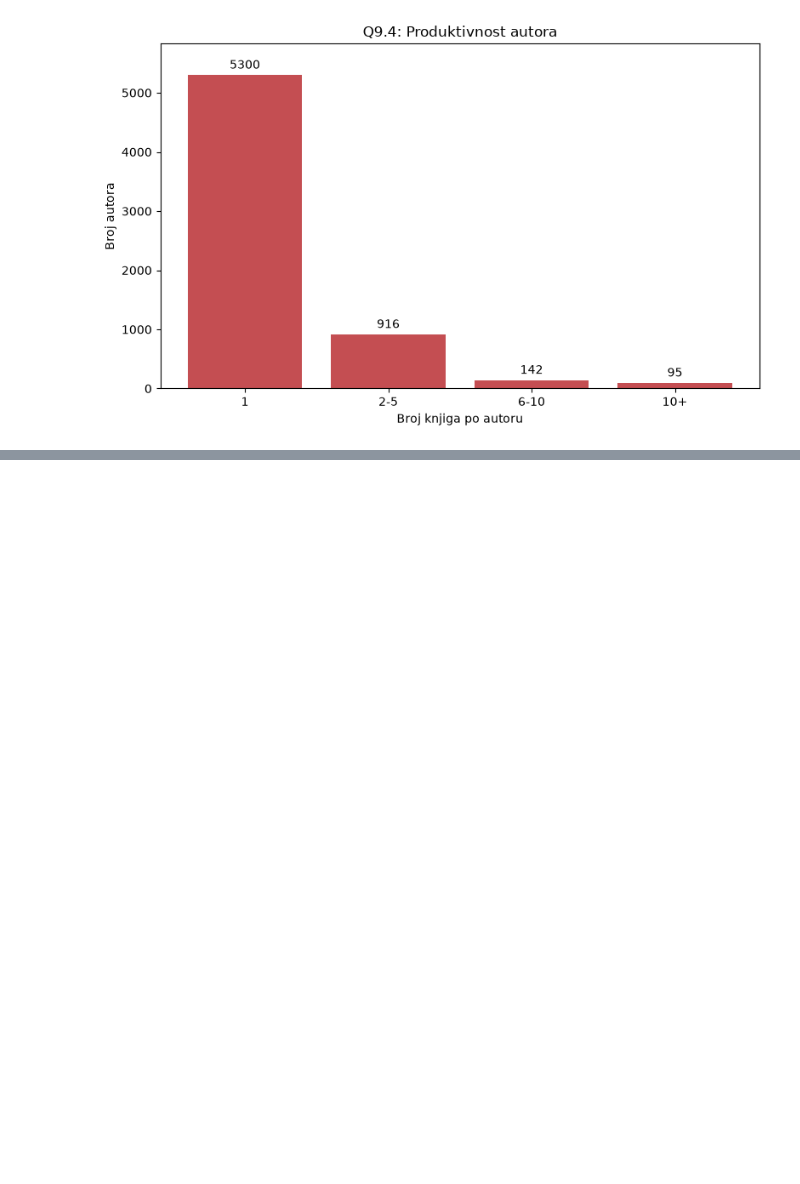
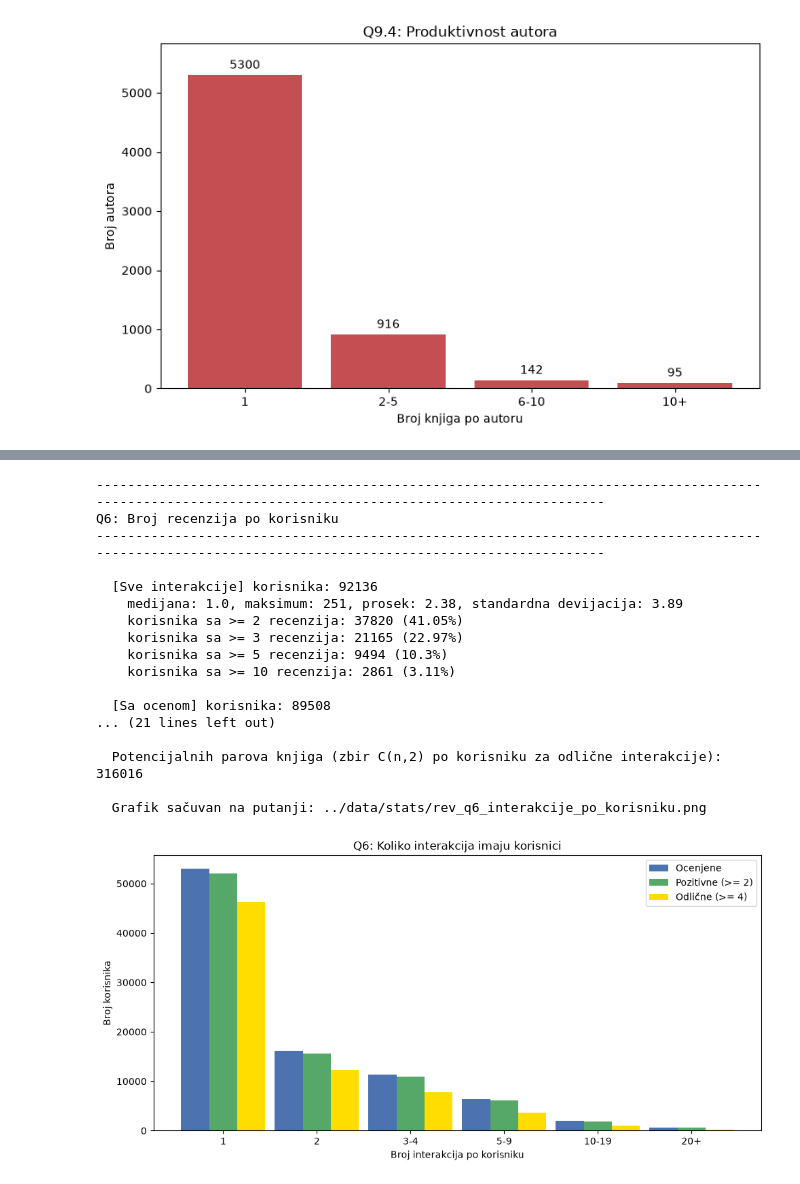
Before and after one commit to neshko31/AI-agent-za-biblioteku, a Jupyter notebook: VectorDatabaseService/scripts/data_stats.ipynb, the cells around one changed output, grey strips where cells are left out. Cells and saved outputs as stored; diff of their text form; code cells hidden in the pictures; blank space fills up the shorter version.

```diff
--- a/VectorDatabaseService/scripts/data_stats.ipynb
+++ b/VectorDatabaseService/scripts/data_stats.ipynb
@@ -1597,0 +2143,59 @@ Robert Louis Stevenson          27
+# %%
+# 6 - Broj recenzija po korisniku
+print_header(6, "Broj recenzija po korisniku")
+
+user_all = interactions_df.groupby("user_id").size()
+user_rated = rated_df.groupby("user_id").size()
+user_pos = pos_df.groupby("user_id").size()
+
+extra_pos_df = rated_df[rated_df["rating"] >= 4]
+extra_pos = extra_pos_df.groupby("user_id").size()
+
+for name, series in {"Sve interakcije": user_all, "Sa ocenom": user_rated, f"Pozitivne ocene (>= {POSITIVE_THRESHOLD})": user_pos, "Odlične (>= 4)": extra_pos}.items():
+    print(f"\n  [{name}] korisnika: {len(series)}")
+    print(f"    medijana: {series.median()}, maksimum: {series.max()}, prosek: {round(series.mean(), 2)}, standardna devijacija: {round(series.std(), 2)}")
+    row = {}
+    for k in (2, 3, 5, 10):
+        n = int((series >= k).sum())
+        row[f"ge{k}"] = n
+        print(f"    korisnika sa >= {k} recenzija: {n} ({pct(n, len(series))}%)")
+
+potential_pairs = int((user_pos * (user_pos - 1) // 2).sum())
+print(f"\n  Potencijalnih parova knjiga (zbir C(n,2) po korisniku za pozitivne interakcije): {potential_pairs}\n")
+potential_pairs = int((extra_pos * (extra_pos - 1) // 2).sum())
+print(f"  Potencijalnih parova knjiga (zbir C(n,2) po korisniku za odlične interakcije): {potential_pairs}\n")
+
+bins = [0, 1, 2, 4, 9, 19, np.inf]
+labels = ["1", "2", "3-4", "5-9", "10-19", "20+"]
+fig, ax = plt.subplots(figsize=(10, 5))
+width = 0.3
+x = np.arange(len(labels))
+for offset, (name, series, color) in zip((-width, 0, width), [("Ocenjene", user_rated, "#4C72B0"), (f"Pozitivne (>= {POSITIVE_THRESHOLD})", user_pos, "#55A868"), ("Odlične (>= 4)", extra_pos, "#FFDD00")]):
+    binned = pd.cut(series, bins=bins, labels=labels).value_counts().reindex(labels)
+    ax.bar(x + offset, binned.values, width, label=name, color=color)
+ax.set_xticks(x)
+ax.set_xticklabels(labels)
+ax.set_xlabel("Broj interakcija po korisniku")
+ax.set_ylabel("Broj korisnika")
+ax.set_title("Q6: Koliko interakcija imaju korisnici")
+ax.legend()
+save_and_show(fig, "rev_q6_interakcije_po_korisniku.png")
+# %% [output]
+------------------------------------------------------------------------------------------------------------------------------------------------------
+Q6: Broj recenzija po korisniku
+------------------------------------------------------------------------------------------------------------------------------------------------------
+
+  [Sve interakcije] korisnika: 92136
+    medijana: 1.0, maksimum: 251, prosek: 2.38, standardna devijacija: 3.89
+    korisnika sa >= 2 recenzija: 37820 (41.05%)
+    korisnika sa >= 3 recenzija: 21165 (22.97%)
+    korisnika sa >= 5 recenzija: 9494 (10.3%)
+    korisnika sa >= 10 recenzija: 2861 (3.11%)
+
+  [Sa ocenom] korisnika: 89508
+... (21 lines left out)
+
+  Potencijalnih parova knjiga (zbir C(n,2) po korisniku za odlične interakcije): 316016
+
+  Grafik sačuvan na putanji: ../data/stats/rev_q6_interakcije_po_korisniku.png
+[figure, added]
```
Also changed, not shown: parts of 29 cells of this notebook.
